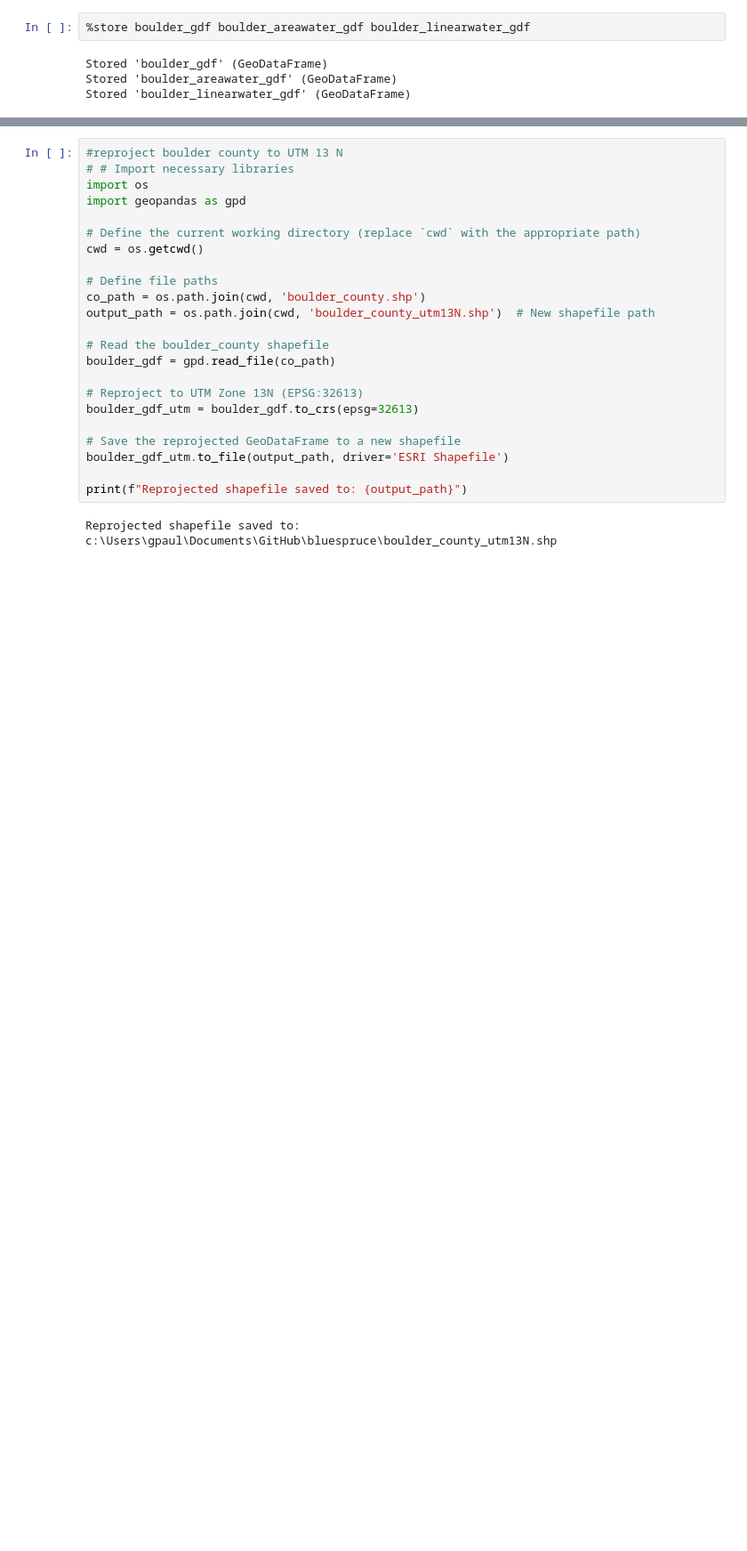
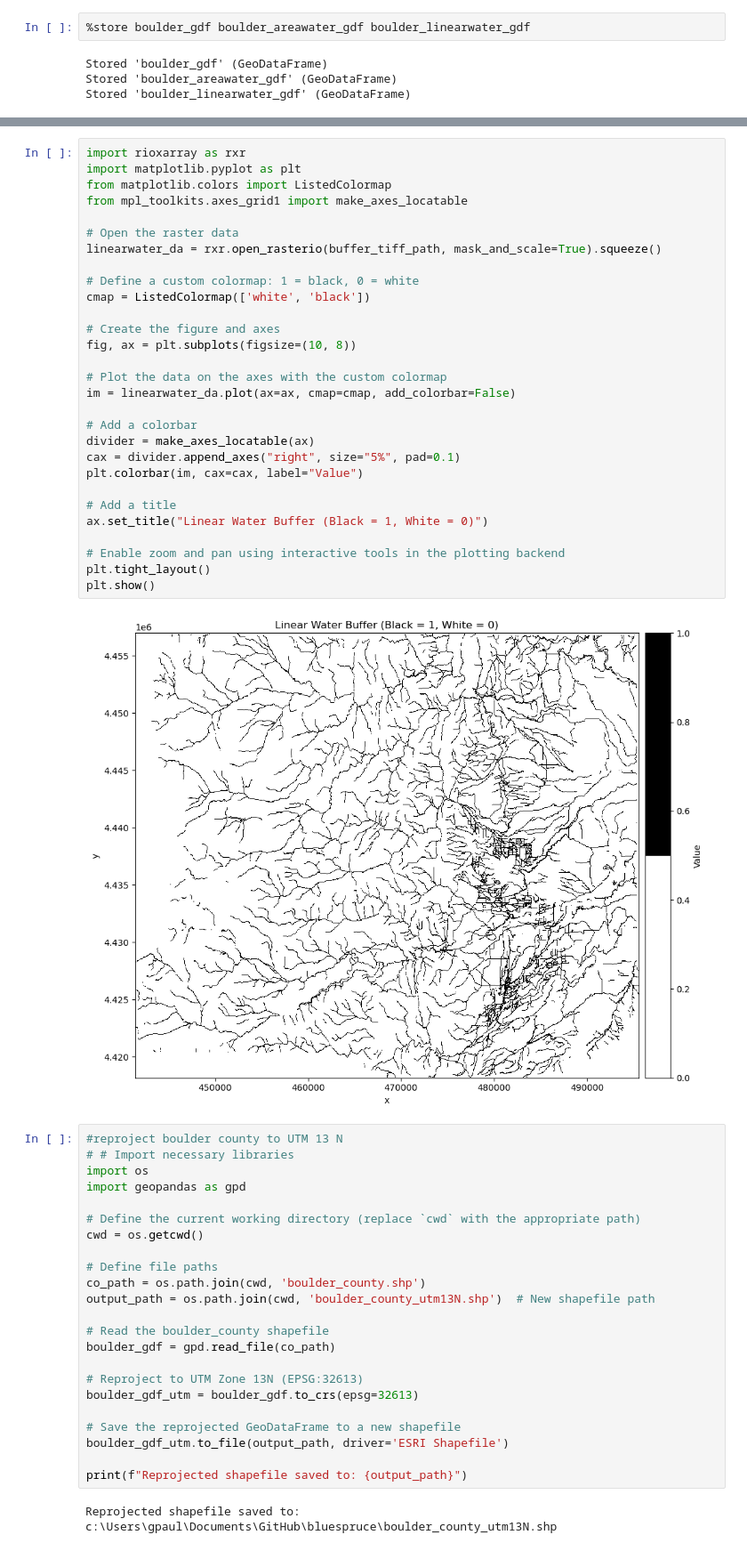
Before and after one commit to gpb3037/bluespruce, a Jupyter notebook: BoulderCountyVector.ipynb, the cells around one changed output, grey strips where cells are left out. Shown at 89% size. Saved outputs shown, nothing was run; the diff lists cells and outputs as text; blank space fills up the shorter version.

```diff
--- a/BoulderCountyVector.ipynb
+++ b/BoulderCountyVector.ipynb
@@ -260,3 +326,34 @@ Buffer shapefile saved to: c:\Users\gpaul\Documents\GitHub\bluespruce\linearwate
+# %%
+import rioxarray as rxr
+import matplotlib.pyplot as plt
+from matplotlib.colors import ListedColormap
+from mpl_toolkits.axes_grid1 import make_axes_locatable
+
+# Open the raster data
+linearwater_da = rxr.open_rasterio(buffer_tiff_path, mask_and_scale=True).squeeze()
+
+# Define a custom colormap: 1 = black, 0 = white
+cmap = ListedColormap(['white', 'black'])
+
+# Create the figure and axes
+fig, ax = plt.subplots(figsize=(10, 8))
+
+# Plot the data on the axes with the custom colormap
+im = linearwater_da.plot(ax=ax, cmap=cmap, add_colorbar=False)
+
+# Add a colorbar
+divider = make_axes_locatable(ax)
+cax = divider.append_axes("right", size="5%", pad=0.1)
+plt.colorbar(im, cax=cax, label="Value")
+
+# Add a title
+ax.set_title("Linear Water Buffer (Black = 1, White = 0)")
+
+# Enable zoom and pan using interactive tools in the plotting backend
+plt.tight_layout()
+plt.show()
+# %% [output]
+[figure, added]
 # %%
 #reproject boulder county to UTM 13 N
 # # Import necessary libraries
```
Also changed, not shown: parts of 3 cells of this notebook, 6 other files.
